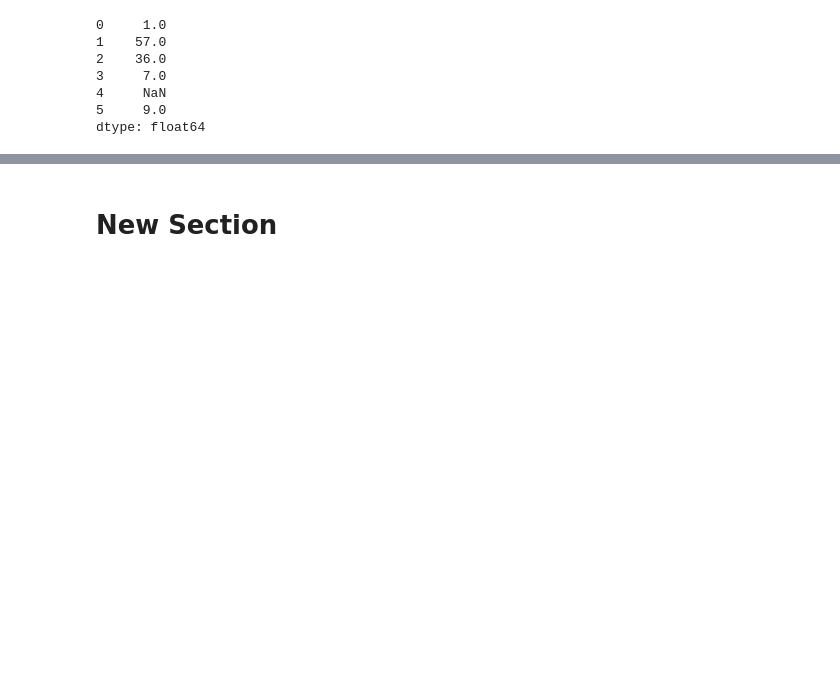
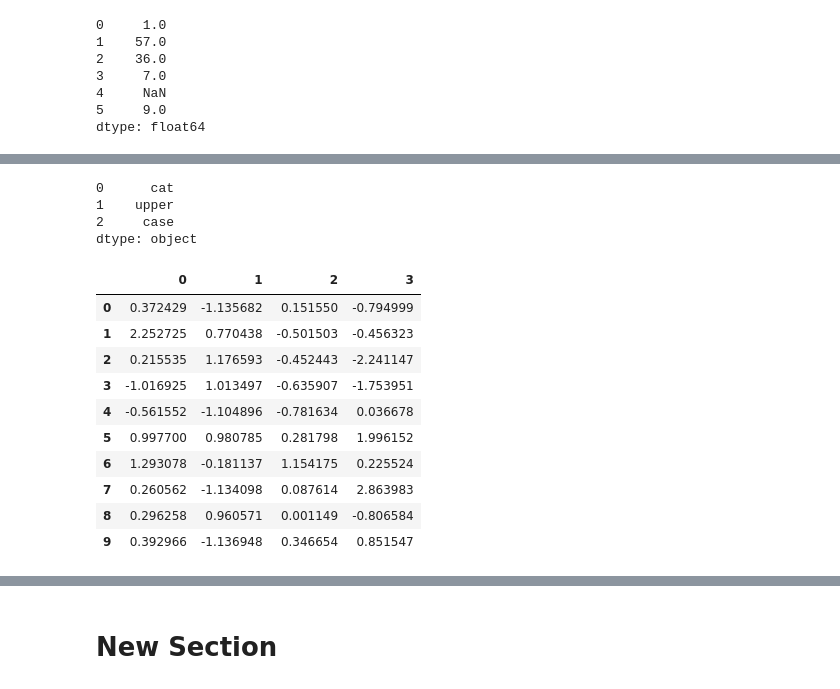
Before and after one commit to sunilchaurha/python-learning, a Jupyter notebook: Panda-1.ipynb, the cells around one changed output, grey strips where cells are left out. Cells and saved outputs as stored; diff of their text form; code cells hidden in the pictures; blank space fills up the shorter version.

```diff
--- a/Panda-1.ipynb
+++ b/Panda-1.ipynb
@@ -134,0 +163,25 @@ dtype: float64
+# %%
+pdData = pd.Series(["CAT","UPPER","CASE"])
+pdData
+
+pdData.str.lower()
+# %% [output]
+0      cat
+1    upper
+2     case
+dtype: object
+# %%
+df = pd.DataFrame(np.random.randn(10,4))
+df
+# %% [output]
+|  | 0 | 1 | 2 | 3 |
+| 0 | 0.372429 | -1.135682 | 0.151550 | -0.794999 |
+| 1 | 2.252725 | 0.770438 | -0.501503 | -0.456323 |
+| 2 | 0.215535 | 1.176593 | -0.452443 | -2.241147 |
+| 3 | -1.016925 | 1.013497 | -0.635907 | -1.753951 |
+| 4 | -0.561552 | -1.104896 | -0.781634 | 0.036678 |
+| 5 | 0.997700 | 0.980785 | 0.281798 | 1.996152 |
+| 6 | 1.293078 | -0.181137 | 1.154175 | 0.225524 |
+| 7 | 0.260562 | -1.134098 | 0.087614 | 2.863983 |
+| 8 | 0.296258 | 0.960571 | 0.001149 | -0.806584 |
+| 9 | 0.392966 | -1.136948 | 0.346654 | 0.851547 |
```
Also changed, not shown: parts of 4 cells of this notebook.
